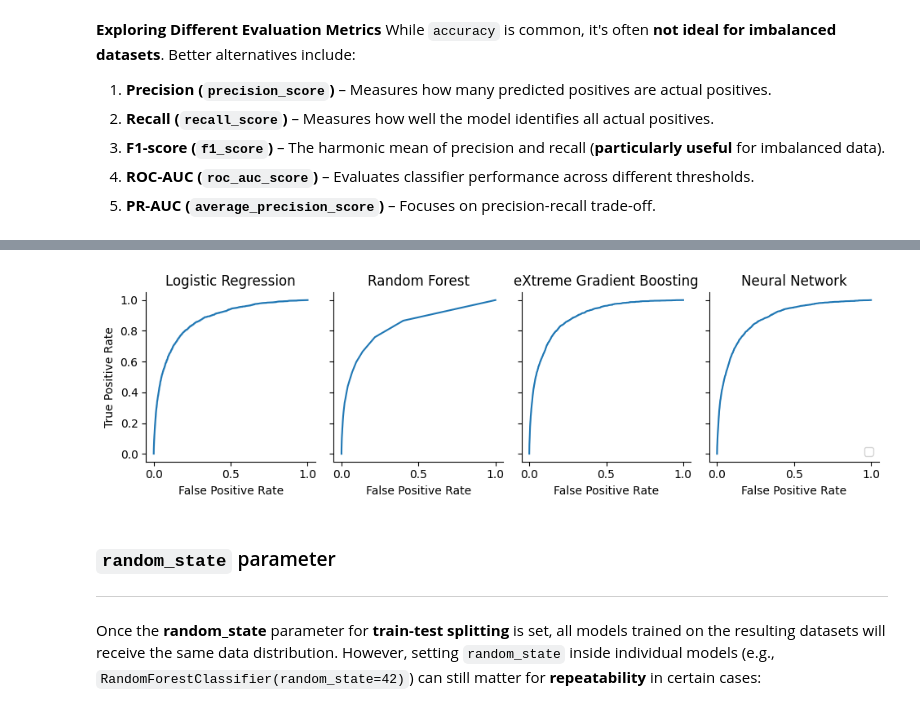
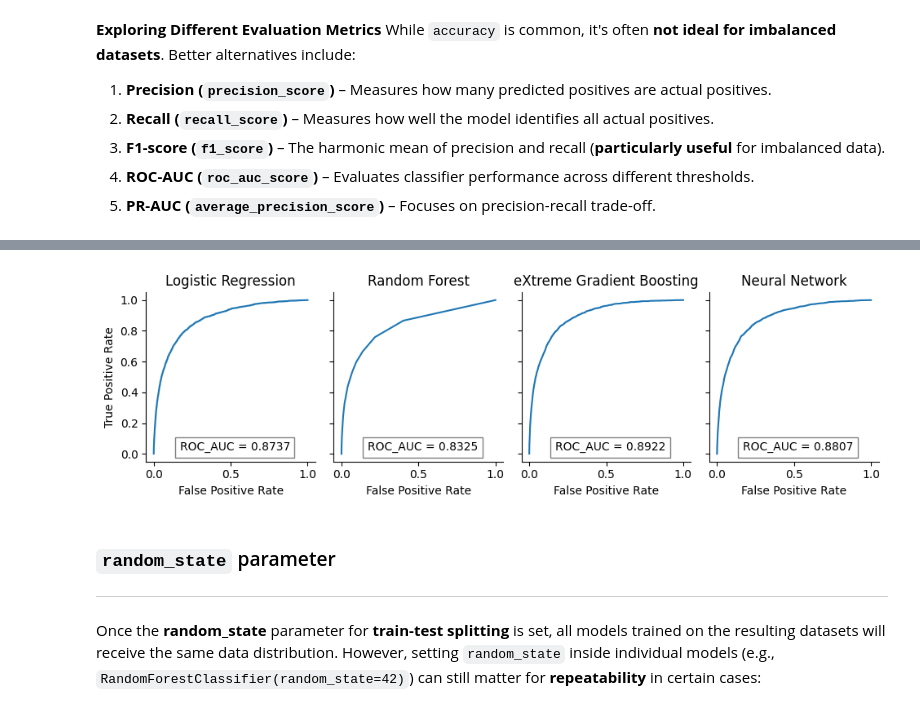
Before and after one commit to tezzytezzy/bank-account-fraud-analysis, a Jupyter notebook: bank-account-fraud-analysis-google-colab.ipynb, the cells around one changed output, grey strips where cells are left out. Cells and saved outputs as stored; diff of their text form; code cells hidden in the pictures.

```diff
--- a/bank-account-fraud-analysis-google-colab.ipynb
+++ b/bank-account-fraud-analysis-google-colab.ipynb
@@ -1062,13 +1046,6 @@ While `accuracy` is common, it's often **not ideal for imbalanced datasets**. Be
 4. **ROC-AUC (`roc_auc_score`)** – Evaluates classifier performance across different thresholds.
 5. **PR-AUC (`average_precision_score`)** – Focuses on precision-recall trade-off.
 # %%
-# import numpy as np
-# import pandas as pd
-# import matplotlib.pyplot as plt
-# import seaborn as sns
-
-# import time
-
 from sklearn.model_selection import train_test_split
 from sklearn.linear_model import LogisticRegression
 from sklearn.ensemble import RandomForestClassifier
@@ -1107,9 +1084,9 @@ for model_name, model in models.items():
         roc_data.append([model_name, fpr[i], tpr[i], roc_auc])
 
     y_pred = model.predict(X_test)
-    precision, recall, f1_score, _ = precision_recall_fscore_support(y_test, y_pred, average="binary")
+    precision_, recall_, f1_score_, _ = precision_recall_fscore_support(y_test, y_pred, average="binary")
 
-    metrics_data.append([model_name, precision, recall, f1_score, roc_auc, measure_duration(start_time)])
+    metrics_data.append([model_name, precision_, recall_, f1_score_, roc_auc, measure_duration(start_time)])
 
 # Add TensorFlow Neural Network separately
 start_time = time.time()
@@ -1152,8 +1129,10 @@ for ax, title in zip(g.axes.flat, df_roc[LABEL_MODEL].unique()):
 
     if len(auc_value) > 0:
         # ax.set_label(f"{LABEL_ROC_AUC} = {auc_value[0]:.4f}")
-        ax.legend(labels=f"{LABEL_ROC_AUC} = {auc_value[0]:.4f}", loc="lower right")
-
+        # ax.legend(labels=f"{LABEL_ROC_AUC} = {auc_value[0]:.4f}", loc="lower right")
+        ax.text(0.85, 0.05, f"{LABEL_ROC_AUC} = {auc_value[0]:.4f}",
+                transform=ax.transAxes, fontsize=10, verticalalignment='bottom',
+                horizontalalignment='right', bbox=dict(facecolor='white', alpha=0.5))
 
 print(f"\nModel Performance Metrics:\n")
 print(df_supervised_method_result)
@@ -1180,4 +1159,4 @@ Epoch 6/10
-[figure, old version]
+[figure, new version]
 # %% [markdown]
 ### `random_state` parameter
 ---
```
Also changed, not shown: parts of 27 cells of this notebook.
